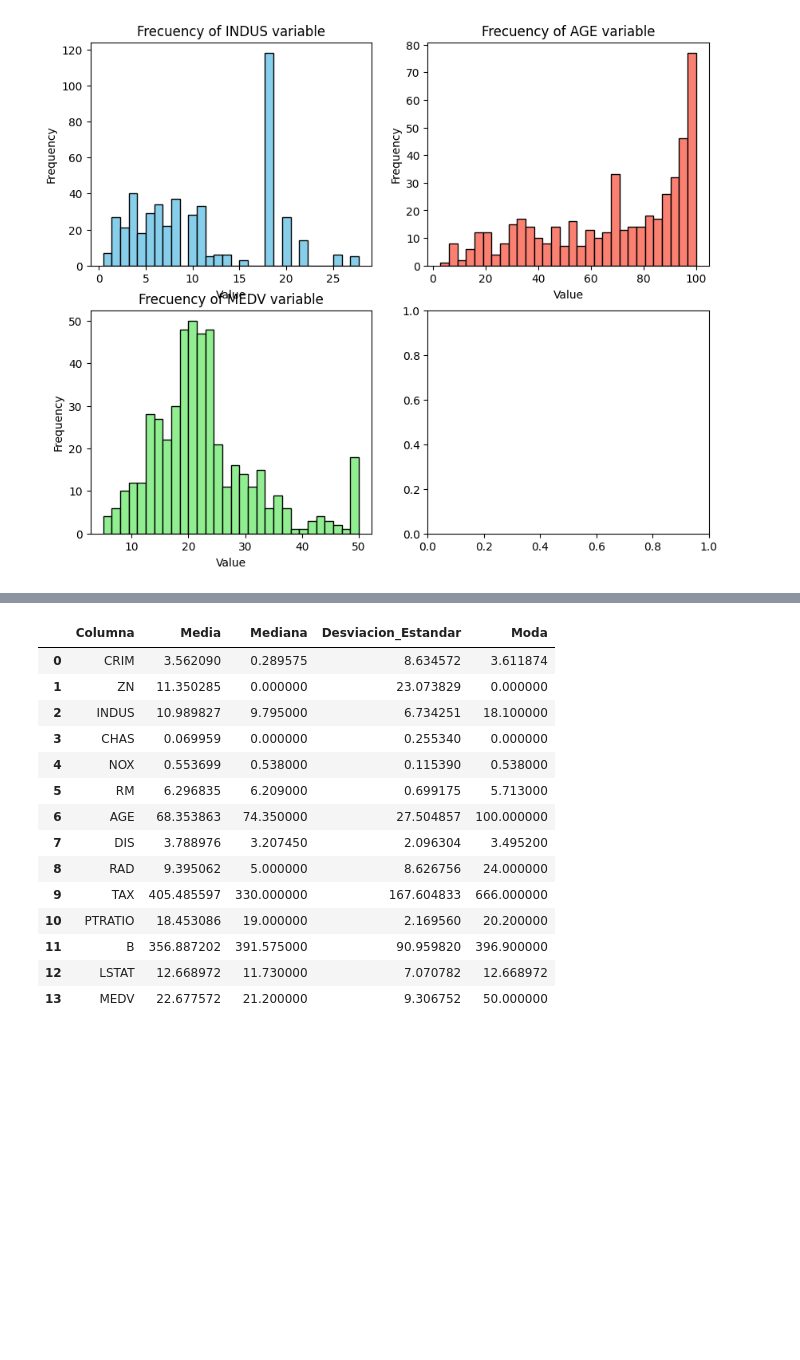
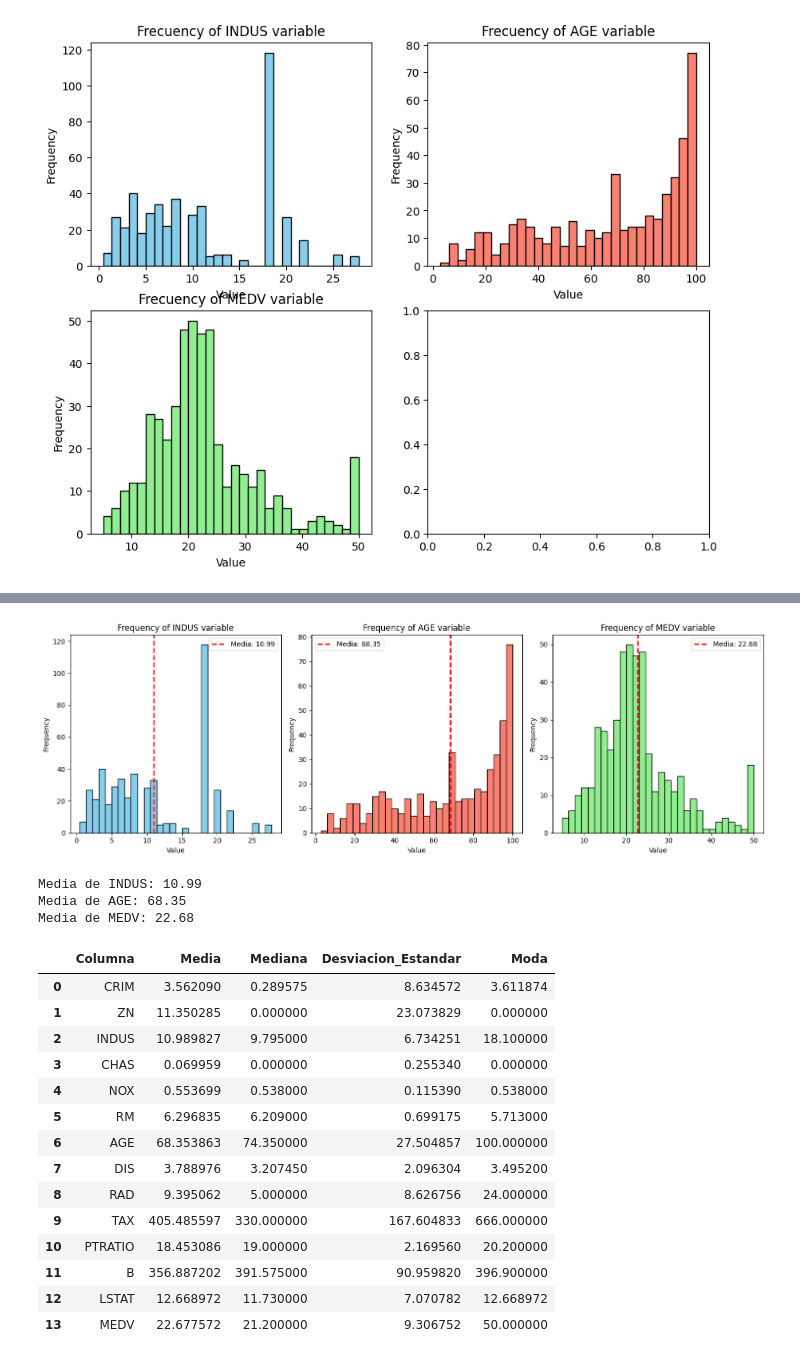
Before and after one commit to Eva080804/EDA, a Jupyter notebook: Ejercicio_1/EDA_inicial_blanco__ENG.ipynb, the cells around one changed output, grey strips where cells are left out. Saved outputs shown, nothing was run; the diff lists cells and outputs as text; code cells hidden in the pictures; blank space fills up the shorter version.

```diff
--- a/Ejercicio_1/EDA_inicial_blanco__ENG.ipynb
+++ b/Ejercicio_1/EDA_inicial_blanco__ENG.ipynb
@@ -228,3 +253,50 @@ Text(0, 0.5, 'Frequency')
+# %%
+fig, axs = plt.subplots(1, 3, figsize=(15, 5))
+
+# --- Gráfico 1 (Columna 0) ---
+axs[0].hist(df['INDUS'], bins=30, color='skyblue', edgecolor='black')
+axs[0].set_title('Frequency of INDUS variable')
+axs[0].set_xlabel("Value")
+axs[0].set_ylabel("Frequency")
+
+# Añadir línea de la media
+media_indus = df['INDUS'].mean()
+axs[0].axvline(media_indus, color='red', linestyle='--', linewidth=2, label=f'Media: {media_indus:.2f}')
+axs[0].legend()
+
+# --- Gráfico 2 (Columna 1) ---
+axs[1].hist(df['AGE'], bins=30, color='salmon', edgecolor='black')
+axs[1].set_title('Frequency of AGE variable')
+axs[1].set_xlabel("Value")
+axs[1].set_ylabel("Frequency")
+
+# Añadir línea de la media
+media_age = df['AGE'].mean()
+axs[1].axvline(media_age, color='red', linestyle='--', linewidth=2, label=f'Media: {media_age:.2f}')
+axs[1].legend()
+
+# --- Gráfico 3 (Columna 2) ---
+axs[2].hist(df['MEDV'], bins=30, color='lightgreen', edgecolor='black')
+axs[2].set_title('Frequency of MEDV variable')
+axs[2].set_xlabel("Value")
+axs[2].set_ylabel("Frequency")
+
+# Añadir línea de la media
+media_medv = df['MEDV'].mean()
+axs[2].axvline(media_medv, color='red', linestyle='--', linewidth=2, label=f'Media: {media_medv:.2f}')
+axs[2].legend()
+
+plt.tight_layout()
+plt.show()
+
+print(f"Media de INDUS: {media_indus:.2f}")
+print(f"Media de AGE: {media_age:.2f}")
+print(f"Media de MEDV: {media_medv:.2f}")
+# %% [output]
+[figure, added]
+Media de INDUS: 10.99
+Media de AGE: 68.35
+Media de MEDV: 22.68
 # %%
 columna = []
 media = []
```
Also changed, not shown: parts of 6 cells of this notebook.
